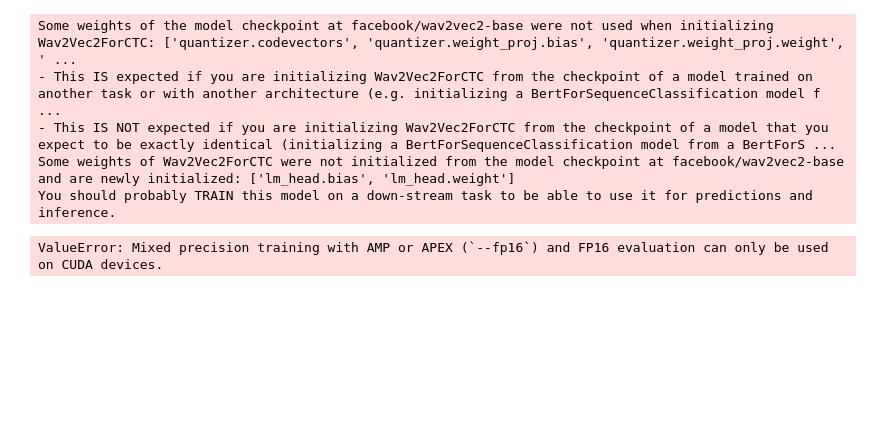
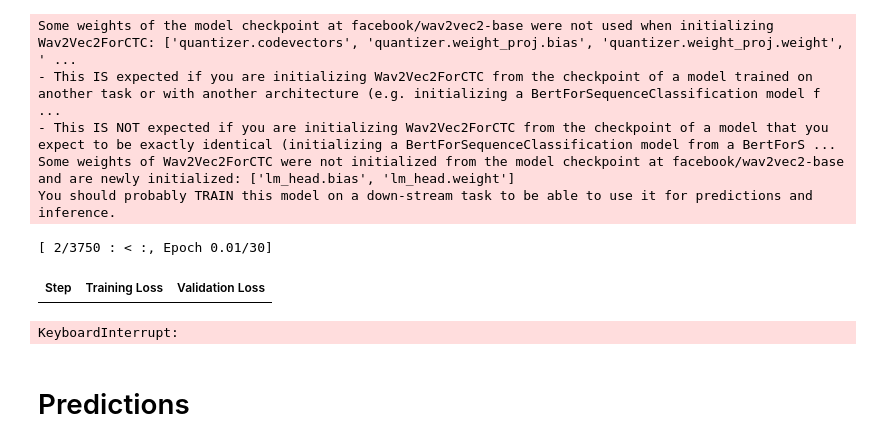
Before and after one commit to hannankhan888/SimpleDigitalAssistant, a Jupyter notebook: train_max.ipynb, the cells around one changed output. Cells and saved outputs as stored; diff of their text form; code cells hidden in the pictures; blank space fills up the shorter version.

Commit message:
training model script

```diff
--- a/train_max.ipynb
+++ b/train_max.ipynb
@@ -282,7 +282,7 @@ training_args = TrainingArguments(
   per_device_train_batch_size=32,
   evaluation_strategy="steps",
   num_train_epochs=30,
-  fp16=True,
+  fp16=False,
   save_steps=500,
   eval_steps=500,
   logging_steps=500,
@@ -292,8 +292,6 @@ training_args = TrainingArguments(
   save_total_limit=2,
   push_to_hub=False,
 )
-# %% [output]
-ValueError: Mixed precision training with AMP or APEX (`--fp16`) and FP16 evaluation can only be used on CUDA devices.
 # %%
 from transformers import Trainer
 
@@ -306,3 +304,11 @@ trainer = Trainer(
     eval_dataset=timit["test"],
     tokenizer=processor.feature_extractor,
 )
+# %%
+trainer.train()
+# %% [output]
+[ 2/3750 : < :, Epoch 0.01/30]
+| Step | Training Loss | Validation Loss |
+KeyboardInterrupt:
+# %% [markdown]
+# Predictions
```
Also changed, not shown: parts of 1 cell of this notebook, 1 other file.
